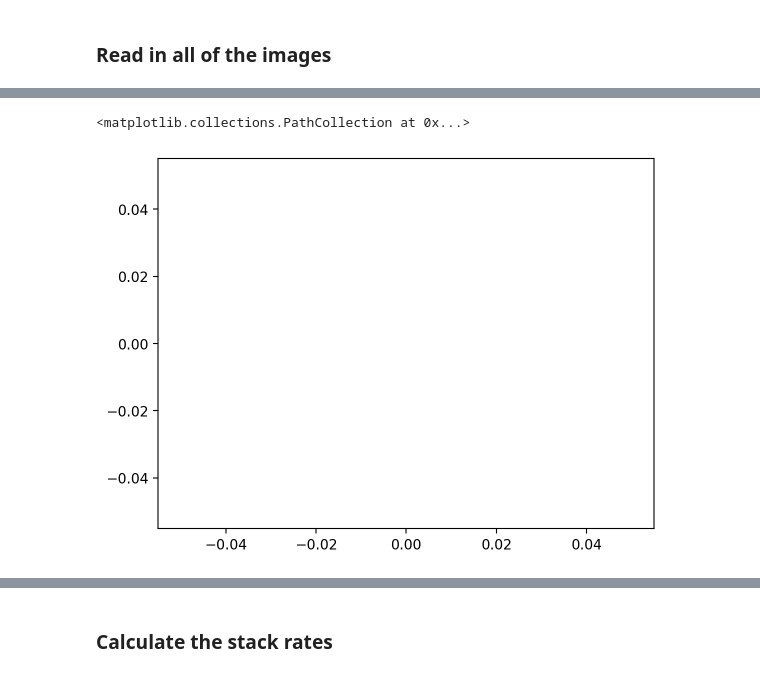
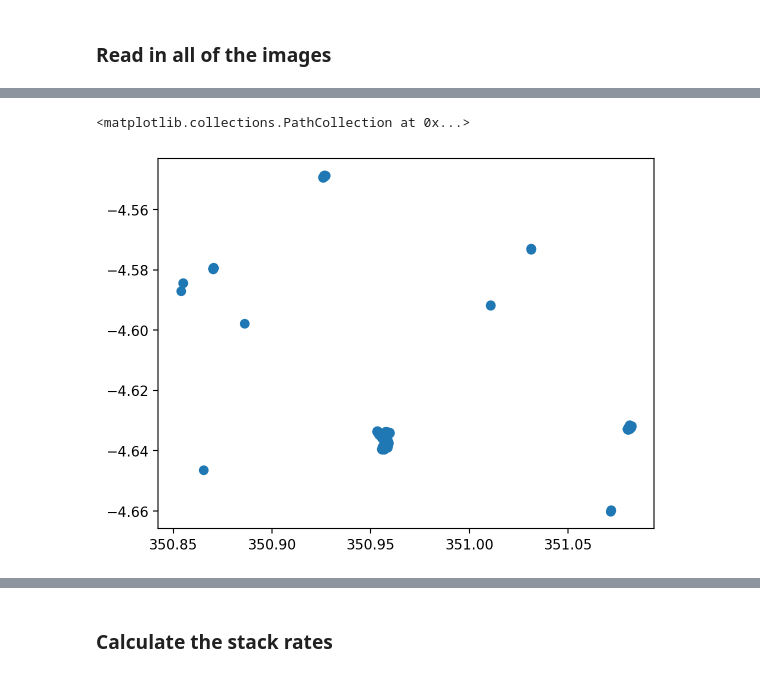
Before and after one commit to kjnapier/heliostack, a Jupyter notebook: notebooks/stack.ipynb, the cells around one changed output, grey strips where cells are left out. Saved outputs shown, nothing was run; the diff lists cells and outputs as text; code cells hidden in the pictures.

```diff
--- a/notebooks/stack.ipynb
+++ b/notebooks/stack.ipynb
@@ -97,3 +99,4 @@ reference_index = median_reference_index(sequence.epochs.numpy())
 ra = Angle(sequence.images[reference_index].ra, u.rad)
 dec = Angle(sequence.images[reference_index].dec, u.rad)
 epoch = Time(sequence.epochs.numpy()[reference_index], format='jd', scale='utc')
+duration = (sequence.epochs.max() - sequence.epochs.min()) * u.day
@@ -104,2 +102,0 @@ ra, dec, epoch
-# %%
-s, wcs = sequence.stack(-10, -8, reference_epoch=reference_index, EDGE_CUT_PIXELS=250, pixel_scale=0.27)
@@ -113,3 +103,20 @@ xs, ys = extract(s, threshold=2, min_area=2)
+# %%
+hull = compute_hull(ra, dec, epoch, rmin=10, rmax=100, imin=0, imax=90)
+ra_rates, dec_rates = compute_stack_rates(hull, 1, duration)
+# %%
+ras = []
+decs = []
+for ra_rate, dec_rate in zip(ra_rates, dec_rates):
+    s, wcs = sequence.stack(ra_rate, dec_rate, reference_epoch=reference_index, EDGE_CUT_PIXELS=250, pixel_scale=0.27)
+    x, y = extract(s, threshold=1.2, min_area=2)
+    # for xx, yy in zip(x, y):
+    #     fig, ax = plt.subplots(figsize=(2, 2))
+    #     xx = int(xx)
+    #     yy = int(yy)
+    #     ax.imshow(s[yy-25:yy+26, xx-25:xx+26].cpu().numpy(), origin='lower')
+    ra, dec = wcs.all_pix2world(x, y, 0)
+    ras.extend(ra)
+    decs.extend(dec)
 # %%
 plt.imshow(s.cpu().numpy(), origin='lower', cmap='gray')
 # %% [output]
@@ -124,8 +125,8 @@ xs, ys = extract(s, threshold=2, min_area=2)
 # %%
-plt.scatter(xs, ys)
+plt.scatter(ras, decs)
 # %% [output]
 <matplotlib.collections.PathCollection at 0x...>
-[figure, old version]
+[figure, new version]
 # %%
 N = 3
 M = int(np.ceil(len(xs) / N))
```
Also changed, not shown: parts of 9 cells of this notebook.
